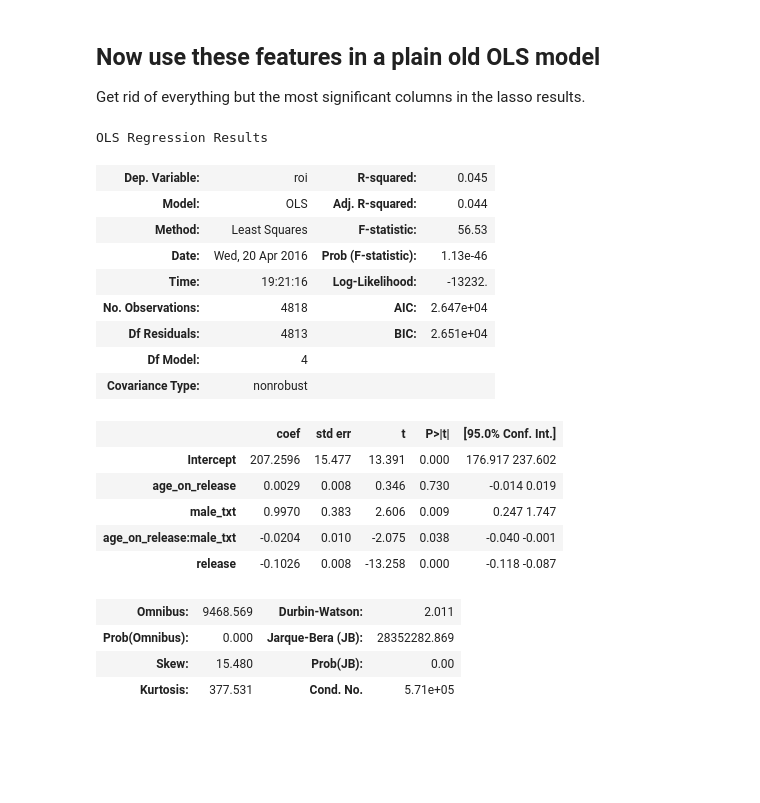
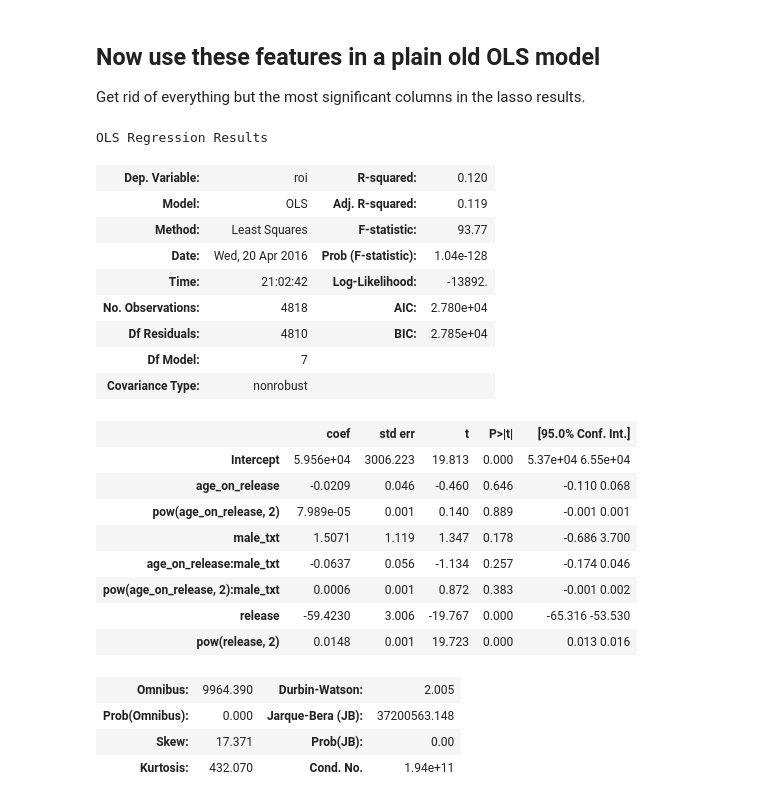
Before and after one commit to IanLondon/actor-age-curves, a Jupyter notebook: actor-regression-sklearn-joined-budget.ipynb, the cells around one changed output. Saved outputs shown, nothing was run; the diff lists cells and outputs as text; code cells hidden in the pictures; blank space fills up the shorter version.

```diff
--- a/actor-regression-sklearn-joined-budget.ipynb
+++ b/actor-regression-sklearn-joined-budget.ipynb
@@ -900,34 +900,37 @@ Get rid of everything but the most significant columns in the lasso results.
 # %%
 import statsmodels.api as sm
 
 # Do train-test split
 train_data, test_data = cross_validation.train_test_split(actor_data, test_size = 0.33)
 
 # Generate train with patsy.dmatrices
-y_train, X_train = patsy.dmatrices('roi ~ age_on_release*male_txt + release',
+y_train, X_train = patsy.dmatrices('roi ~ (age_on_release + pow(age_on_release,2))*male_txt + release + pow(release,2)',
     data=train_data , return_type='dataframe')
 
 ols_model = sm.OLS(y_train, X_train)
 res = ols_model.fit()
 res.summary()
 # %% [output]
 OLS Regression Results
-| Dep. Variable: | roi | R-squared: | 0.045 |
-| Model: | OLS | Adj. R-squared: | 0.044 |
-| Method: | Least Squares | F-statistic: | 56.53 |
-| Date: | Wed, 20 Apr 2016 | Prob (F-statistic): | 1.13e-46 |
-| Time: | 19:21:16 | Log-Likelihood: | -13232. |
-| No. Observations: | 4818 | AIC: | 2.647e+04 |
-| Df Residuals: | 4813 | BIC: | 2.651e+04 |
-| Df Model: | 4 |  |  |
+| Dep. Variable: | roi | R-squared: | 0.120 |
+| Model: | OLS | Adj. R-squared: | 0.119 |
+| Method: | Least Squares | F-statistic: | 93.77 |
+| Date: | Wed, 20 Apr 2016 | Prob (F-statistic): | 1.04e-128 |
+| Time: | 21:02:42 | Log-Likelihood: | -13892. |
+| No. Observations: | 4818 | AIC: | 2.780e+04 |
+| Df Residuals: | 4810 | BIC: | 2.785e+04 |
+| Df Model: | 7 |  |  |
 | Covariance Type: | nonrobust |  |  |
 |  | coef | std err | t | P>|t| | [95.0% Conf. Int.] |
-| Intercept | 207.2596 | 15.477 | 13.391 | 0.000 | 176.917 237.602 |
-| age_on_release | 0.0029 | 0.008 | 0.346 | 0.730 | -0.014 0.019 |
-| male_txt | 0.9970 | 0.383 | 2.606 | 0.009 | 0.247 1.747 |
-| age_on_release:male_txt | -0.0204 | 0.010 | -2.075 | 0.038 | -0.040 -0.001 |
-| release | -0.1026 | 0.008 | -13.258 | 0.000 | -0.118 -0.087 |
+| Intercept | 5.956e+04 | 3006.223 | 19.813 | 0.000 | 5.37e+04 6.55e+04 |
+| age_on_release | -0.0209 | 0.046 | -0.460 | 0.646 | -0.110 0.068 |
+| pow(age_on_release, 2) | 7.989e-05 | 0.001 | 0.140 | 0.889 | -0.001 0.001 |
+| male_txt | 1.5071 | 1.119 | 1.347 | 0.178 | -0.686 3.700 |
+| age_on_release:male_txt | -0.0637 | 0.056 | -1.134 | 0.257 | -0.174 0.046 |
+| pow(age_on_release, 2):male_txt | 0.0006 | 0.001 | 0.872 | 0.383 | -0.001 0.002 |
+| release | -59.4230 | 3.006 | -19.767 | 0.000 | -65.316 -53.530 |
+| pow(release, 2) | 0.0148 | 0.001 | 19.723 | 0.000 | 0.013 0.016 |
-| Omnibus: | 9468.569 | Durbin-Watson: | 2.011 |
-| Prob(Omnibus): | 0.000 | Jarque-Bera (JB): | 28352282.869 |
-| Skew: | 15.480 | Prob(JB): | 0.00 |
-| Kurtosis: | 377.531 | Cond. No. | 5.71e+05 |
+| Omnibus: | 9964.390 | Durbin-Watson: | 2.005 |
+| Prob(Omnibus): | 0.000 | Jarque-Bera (JB): | 37200563.148 |
+| Skew: | 17.371 | Prob(JB): | 0.00 |
+| Kurtosis: | 432.070 | Cond. No. | 1.94e+11 |
```
Also changed, not shown: parts of 3 cells of this notebook.
